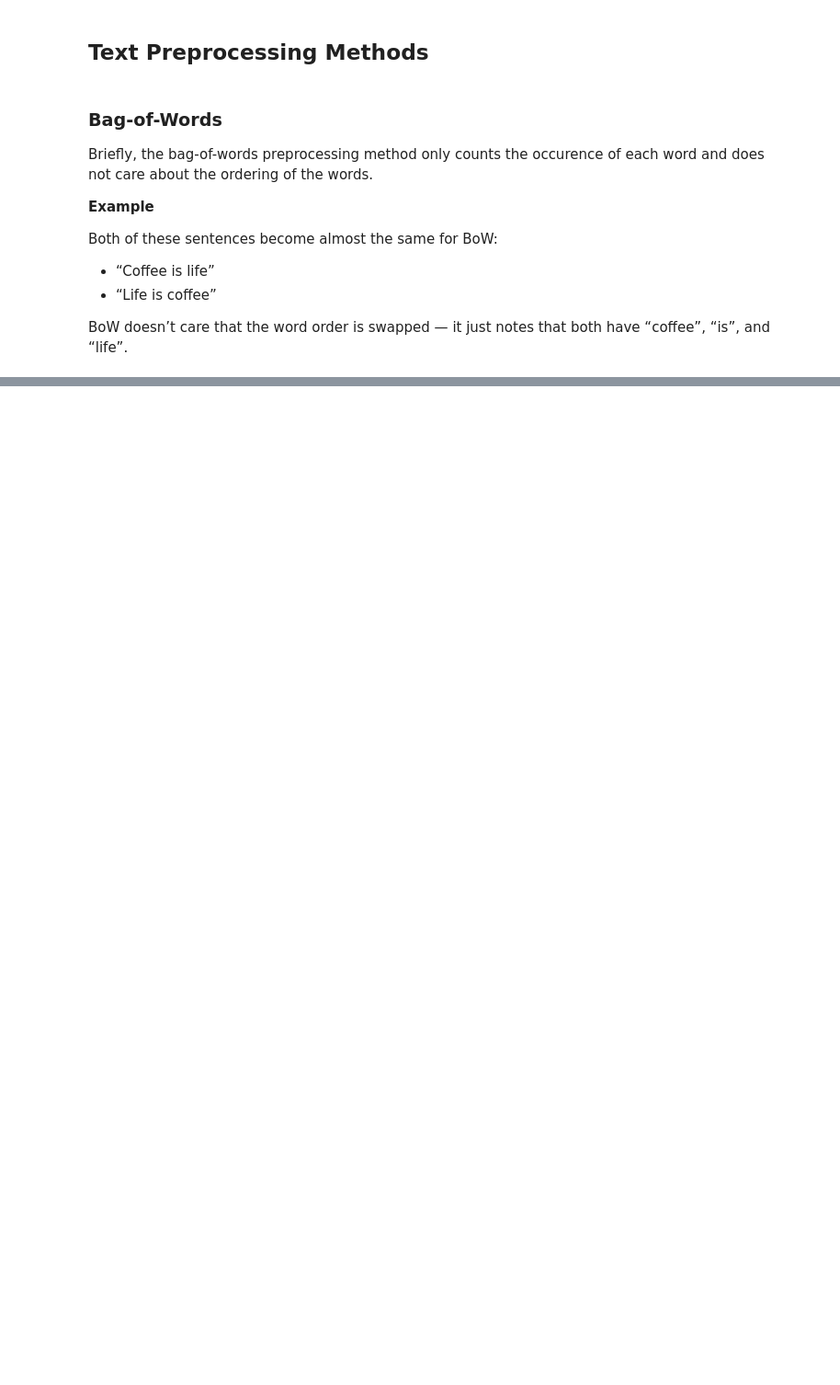
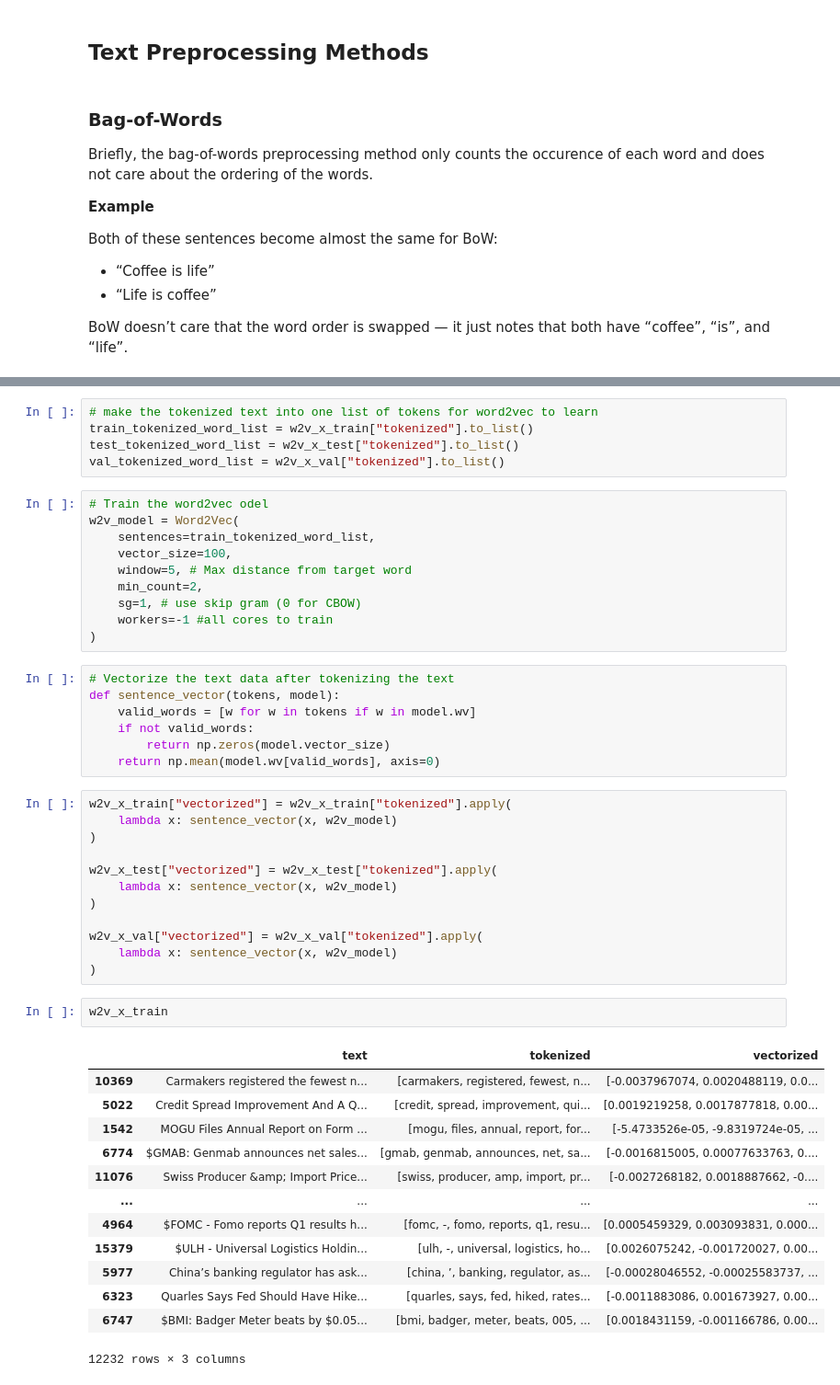
Before and after one commit to Andreas-Lukito/text_mining, a Jupyter notebook: text_mining_methods.ipynb, the cells around one changed output, grey strips where cells are left out. Shown: that part at 92% size. Cells and saved outputs as stored; diff of their text form; blank space fills up the shorter version.

Commit message:
added BOW, TF-IDF, Word2Vec

```diff
--- a/text_mining_methods.ipynb
+++ b/text_mining_methods.ipynb
@@ -176,0 +326,50 @@ test_BOW:  (3398, 33542)
+# %%
+# make the tokenized text into one list of tokens for word2vec to learn
+train_tokenized_word_list = w2v_x_train["tokenized"].to_list()
+test_tokenized_word_list = w2v_x_test["tokenized"].to_list()
+val_tokenized_word_list = w2v_x_val["tokenized"].to_list()
+# %%
+# Train the word2vec odel
+w2v_model = Word2Vec(
+    sentences=train_tokenized_word_list,
+    vector_size=100,
+    window=5, # Max distance from target word
+    min_count=2,
+    sg=1, # use skip gram (0 for CBOW)
+    workers=-1 #all cores to train
+)
+# %%
+# Vectorize the text data after tokenizing the text
+def sentence_vector(tokens, model):
+    valid_words = [w for w in tokens if w in model.wv]
+    if not valid_words:
+        return np.zeros(model.vector_size)
+    return np.mean(model.wv[valid_words], axis=0)
+# %%
+w2v_x_train["vectorized"] = w2v_x_train["tokenized"].apply(
+    lambda x: sentence_vector(x, w2v_model)
+)
+
+w2v_x_test["vectorized"] = w2v_x_test["tokenized"].apply(
+    lambda x: sentence_vector(x, w2v_model)
+)
+
+w2v_x_val["vectorized"] = w2v_x_val["tokenized"].apply(
+    lambda x: sentence_vector(x, w2v_model)
+)
+# %%
+w2v_x_train
+# %% [output]
+|  | text | tokenized | vectorized |
+| 10369 | Carmakers registered the fewest n... | [carmakers, registered, fewest, n... | [-0.0037967074, 0.0020488119, 0.0... |
+| 5022 | Credit Spread Improvement And A Q... | [credit, spread, improvement, qui... | [0.0019219258, 0.0017877818, 0.00... |
+| 1542 | MOGU Files Annual Report on Form ... | [mogu, files, annual, report, for... | [-5.4733526e-05, -9.8319724e-05, ... |
+| 6774 | $GMAB: Genmab announces net sales... | [gmab, genmab, announces, net, sa... | [-0.0016815005, 0.00077633763, 0.... |
+| 11076 | Swiss Producer &amp; Import Price... | [swiss, producer, amp, import, pr... | [-0.0027268182, 0.0018887662, -0.... |
+| ... | ... | ... | ... |
+| 4964 | $FOMC - Fomo reports Q1 results h... | [fomc, -, fomo, reports, q1, resu... | [0.0005459329, 0.003093831, 0.000... |
+| 15379 | $ULH - Universal Logistics Holdin... | [ulh, -, universal, logistics, ho... | [0.0026075242, -0.001720027, 0.00... |
+| 5977 | China’s banking regulator has ask... | [china, ’, banking, regulator, as... | [-0.00028046552, -0.00025583737, ... |
+| 6323 | Quarles Says Fed Should Have Hike... | [quarles, says, fed, hiked, rates... | [-0.0011883086, 0.001673927, 0.00... |
+| 6747 | $BMI: Badger Meter beats by $0.05... | [bmi, badger, meter, beats, 005, ... | [0.0018431159, -0.001166786, 0.00... |
+12232 rows × 3 columns
```
Also changed, not shown: parts of 16 cells of this notebook, 4 other files.
